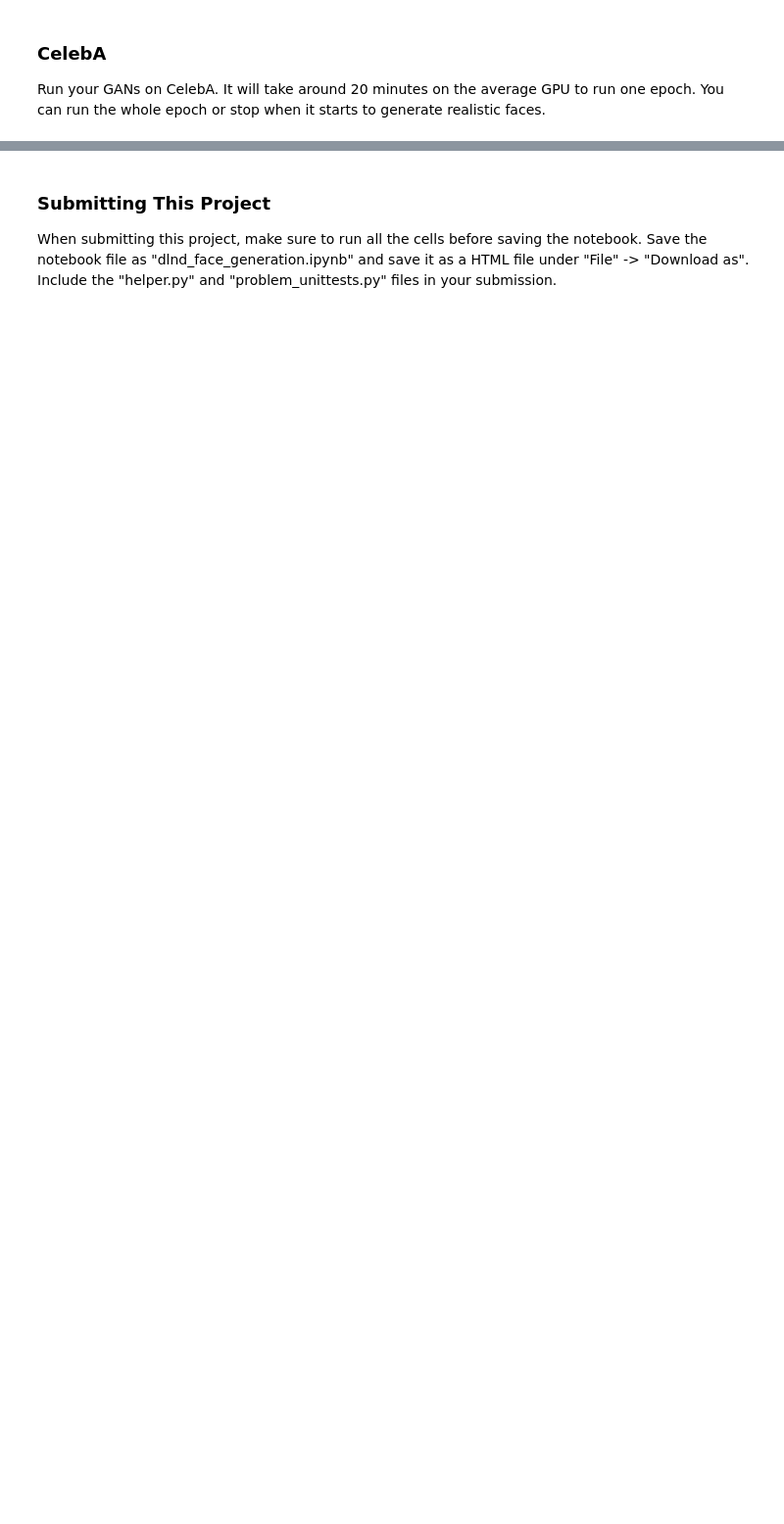
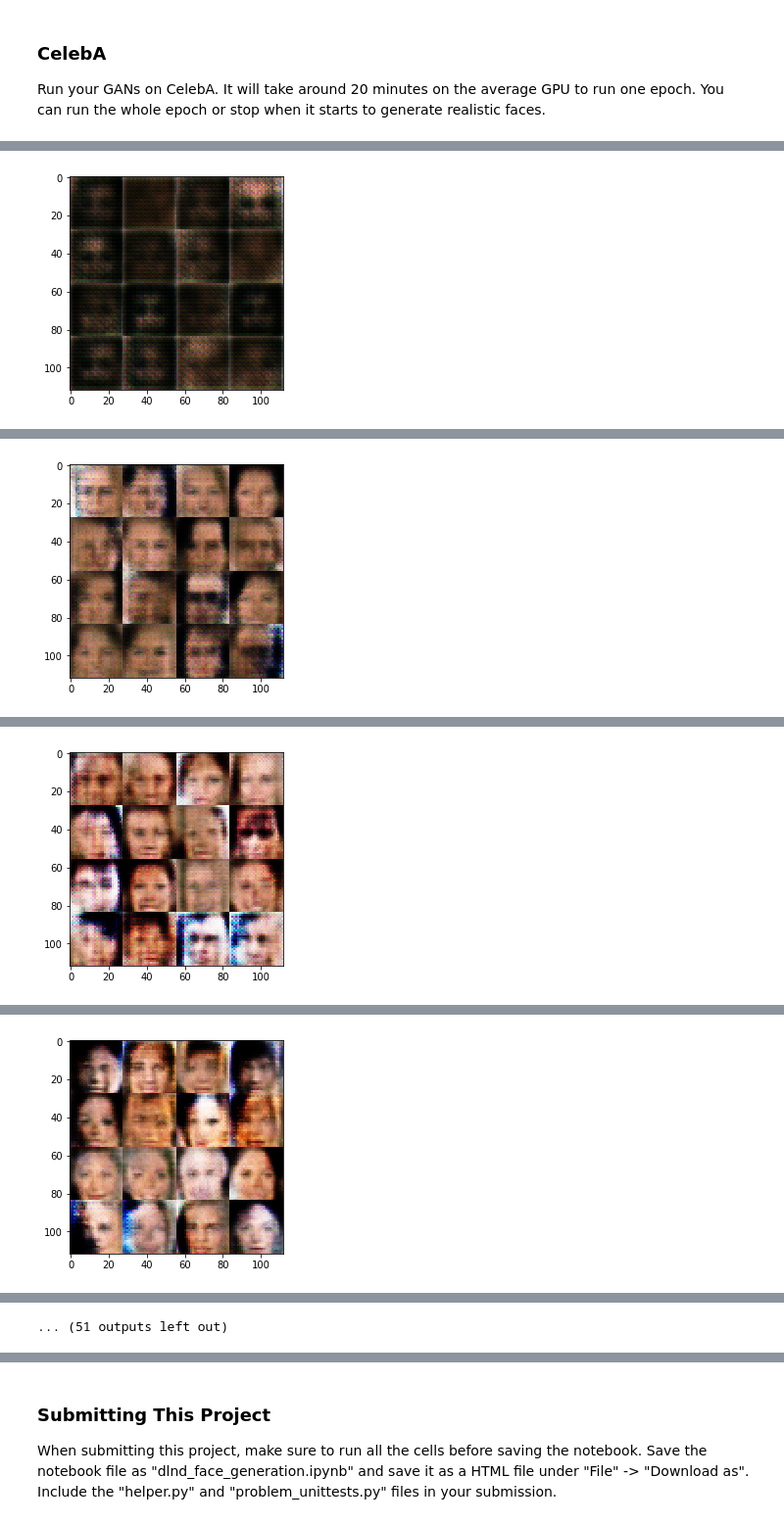
Before and after one commit to aaudevart/udacity_deep-learning, a Jupyter notebook: face_generation/dlnd_face_generation.ipynb, the cells around one changed output, grey strips where cells are left out. Shown at 98% size. Saved outputs shown, nothing was run; the diff lists cells and outputs as text; code cells hidden in the pictures; blank space fills up the shorter version.

```diff
--- a/face_generation/dlnd_face_generation.ipynb
+++ b/face_generation/dlnd_face_generation.ipynb
@@ -483,11 +540,10 @@ KeyboardInterrupt:
 ### CelebA
 Run your GANs on CelebA.  It will take around 20 minutes on the average GPU to run one epoch.  You can run the whole epoch or stop when it starts to generate realistic faces.
 # %%
-batch_size = None
-z_dim = None
-learning_rate = None
-beta1 = None
-
+batch_size = 64
+z_dim = 100
+learning_rate = 0.001
+beta1 = 0.5
 
 """
 DON'T MODIFY ANYTHING IN THIS CELL THAT IS BELOW THIS LINE
@@ -498,3 +554,4 @@ celeba_dataset = helper.Dataset('celeba', glob(os.path.join(data_dir, 'img_align
 with tf.Graph().as_default():
     train(epochs, batch_size, z_dim, learning_rate, beta1, celeba_dataset.get_batches,
           celeba_dataset.shape, celeba_dataset.image_mode)
+# %% [output]
@@ -500,0 +568 @@ with tf.Graph().as_default():
+[figure, added]
@@ -500,0 +579 @@ with tf.Graph().as_default():
+[figure, added]
@@ -500,0 +590 @@ with tf.Graph().as_default():
+[figure, added]
@@ -500,0 +601 @@ with tf.Graph().as_default():
+[figure, added]
@@ -500,0 +624 @@ with tf.Graph().as_default():
+... (51 outputs left out)
```
Also changed, not shown: parts of 13 cells of this notebook.
